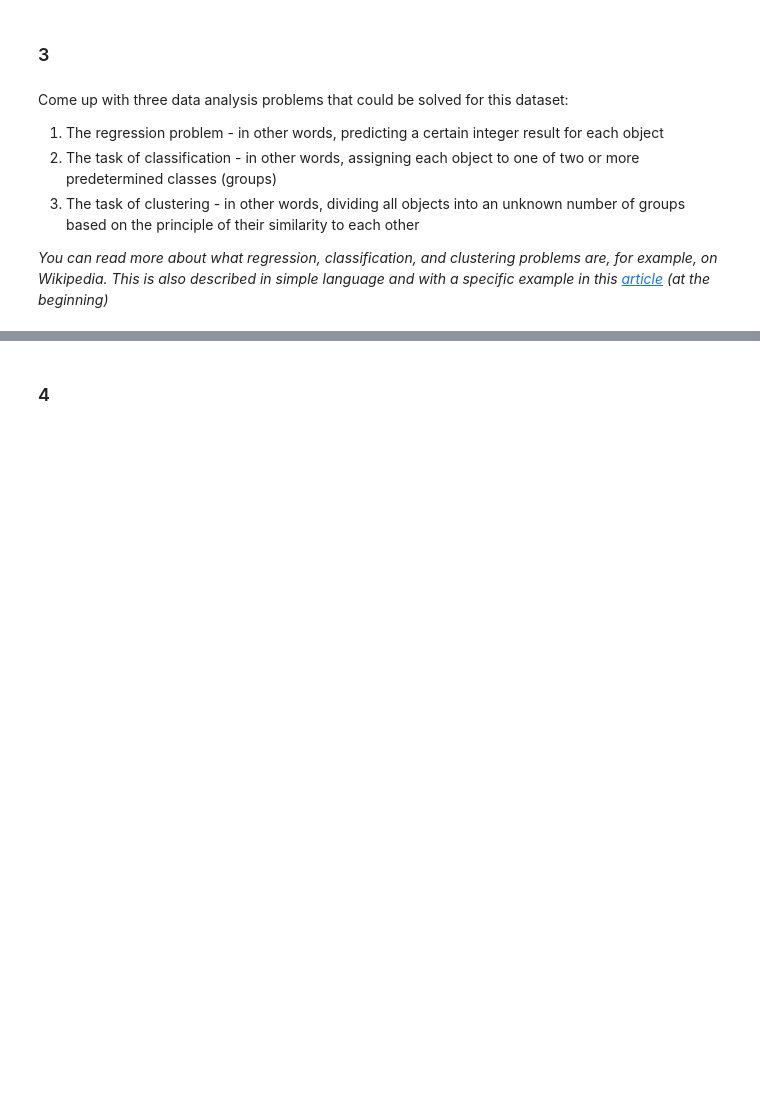
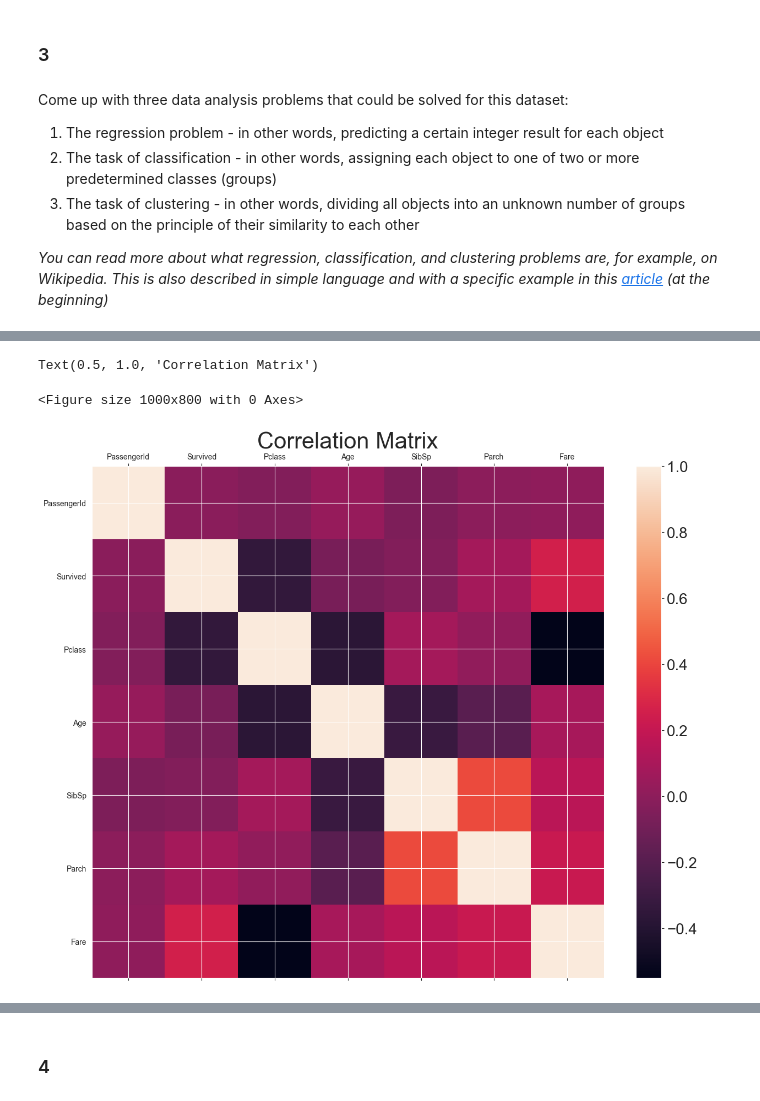
Before and after one commit to Megacinder/mds24, a Jupyter notebook: md3_ml/HA 2 - Pandas_ML_MDS_AhremenkoMA.ipynb, the cells around one changed output, grey strips where cells are left out. Saved outputs shown, nothing was run; the diff lists cells and outputs as text; code cells hidden in the pictures; blank space fills up the shorter version.

```diff
--- a/md3_ml/HA 2 - Pandas_ML_MDS_AhremenkoMA.ipynb
+++ b/md3_ml/HA 2 - Pandas_ML_MDS_AhremenkoMA.ipynb
@@ -108,0 +160,30 @@ Come up with three data analysis problems that could be solved for this dataset:
+# %%
+import numpy as np
+
+
+df_num = df.select_dtypes(include=['number'])
+
+CORR_PARAMS = dict(
+    ticks=range(df_num.shape[1]),
+    labels=df_num.columns,
+    rotation=0,
+    fontsize=10,
+)
+
+f = plt.figure(figsize=(15, 12))
+corr = df_num.corr()
+plt.figure(figsize=(10, 8))
+plt.matshow(corr, fignum=f.number)
+cb = plt.colorbar()
+cb.ax.tick_params(labelsize=20)
+
+plt.xticks(**CORR_PARAMS)
+plt.yticks(**CORR_PARAMS)
+plt.title('Correlation Matrix', fontsize=30)
+
+# for (x, y), value in np.ndenumerate(corr):  # for запрещён! Выключаем
+#     plt.text(x, y, f"{value:.2f}", va="center", ha="center")
+# %% [output]
+Text(0.5, 1.0, 'Correlation Matrix')
+<Figure size 1000x800 with 0 Axes>
+[figure, added]
```
Also changed, not shown: parts of 31 cells of this notebook, 3 other files.
